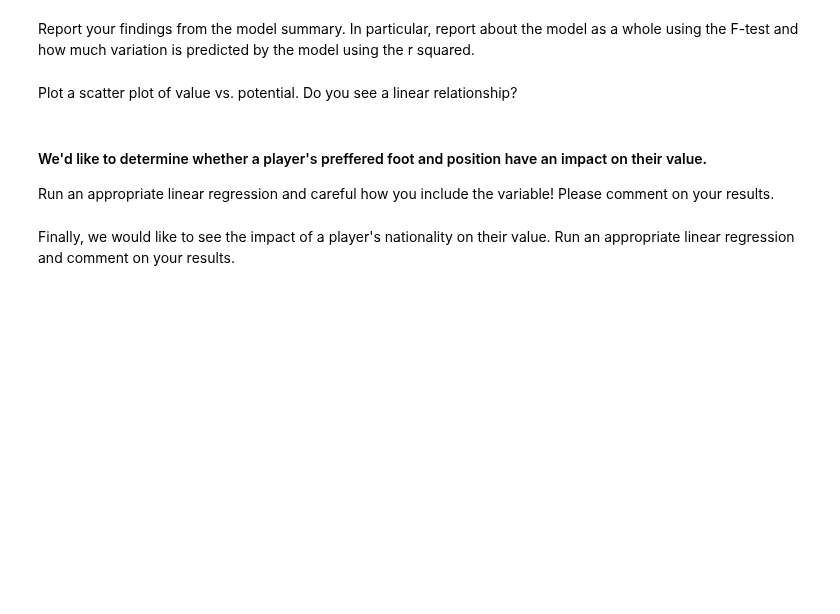
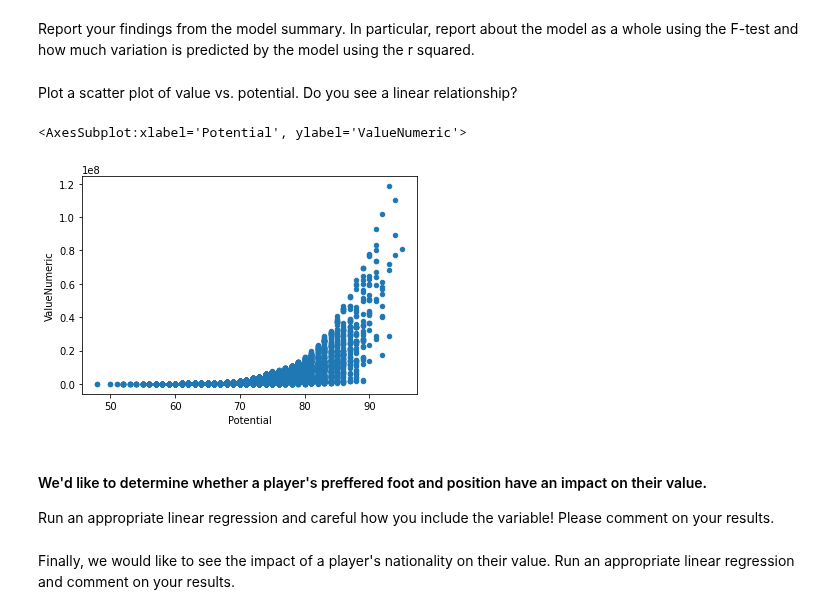
Before and after one commit to davidegonzale/data-pt-ber-08-20, a Jupyter notebook: Labs/module-2_labs/01_statistics/05_lab-correlation-tests-with-scipy/your-code/main_David .ipynb, the cells around one changed output. Drawn from its saved outputs; the diff is of its cells as text; code cells hidden in the pictures; blank space fills up the shorter version.

```diff
--- a/Labs/module-2_labs/01_statistics/05_lab-correlation-tests-with-scipy/your-code/main_David .ipynb
+++ b/Labs/module-2_labs/01_statistics/05_lab-correlation-tests-with-scipy/your-code/main_David .ipynb
@@ -36,3 +32,0 @@ ff['Value'] = val.str.replace('€', ' ')
-# %%
-ff['Value'] = pd.to_numeric(ff['Value'],errors='coerce')
-ff.head()
@@ -45,0 +33,19 @@ ff.head()
+# %%
+ff['Value'] = ff['Value'].apply(lambda x: x[1:])
+# %%
+def value_to_float(x):
+    if type(x) == float or type(x) == int:
+        return x
+    if 'K' in x:
+        if len(x) > 1:
+            return float(x.replace('K', '')) * 1000
+        return 1000.0
+    if 'M' in x:
+        if len(x) > 1:
+            return float(x.replace('M', '')) * 1000000
+        return 1000000.0
+    if 'B' in x:
+        return float(x.replace('B', '')) * 1000000000
+    return 0.0
+# %%
+ff['ValueNumeric'] = ff['Value'].apply(value_to_float)
@@ -76,6 +176,10 @@ Report your findings from the model summary. In particular, report about the mod
 Plot a scatter plot of value vs. potential. Do you see a linear relationship?
 # %%
 # Your code here:
+ff.plot.scatter(x="Potential", y="ValueNumeric")
+# %% [output]
+<AxesSubplot:xlabel='Potential', ylabel='ValueNumeric'>
+[figure, added]
 # %% [markdown]
 #### We'd like to determine whether a player's preffered foot and position have an impact on their value.
 
```
Also changed, not shown: parts of 14 cells of this notebook.
